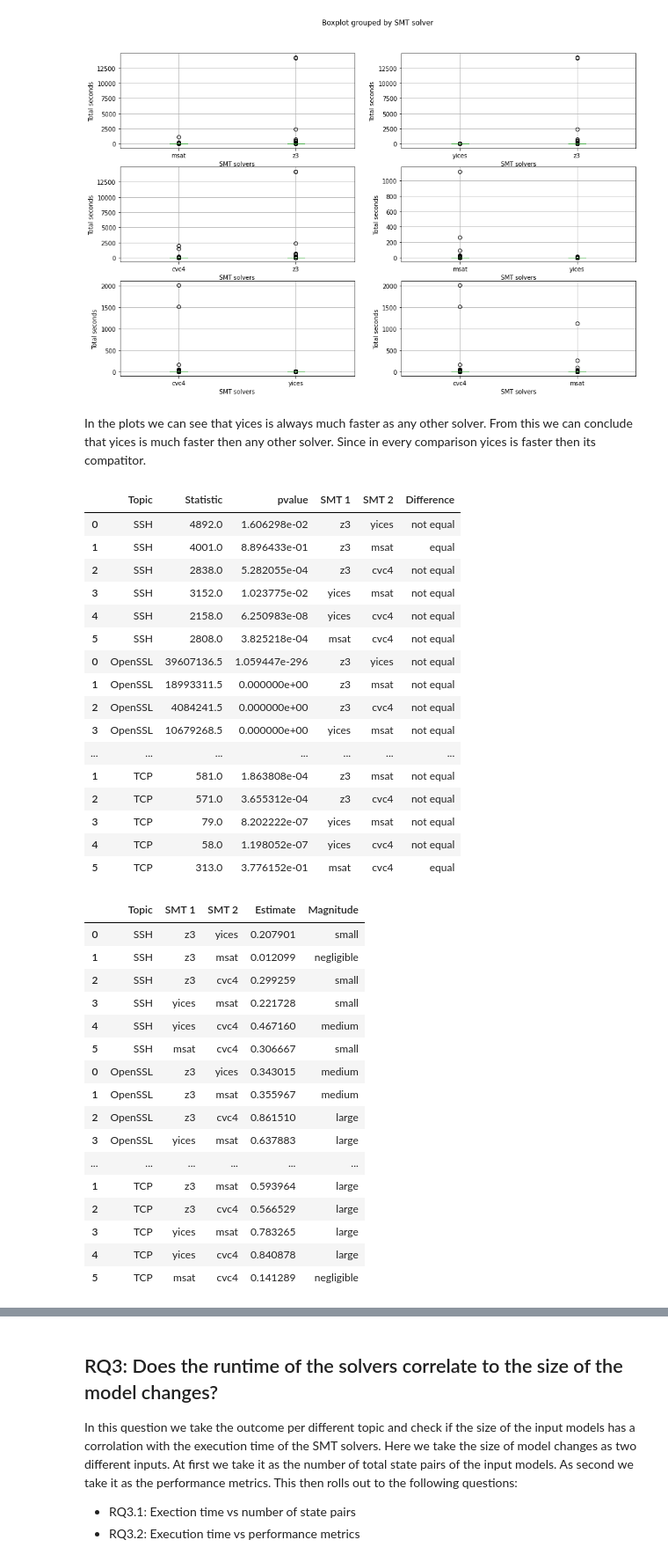
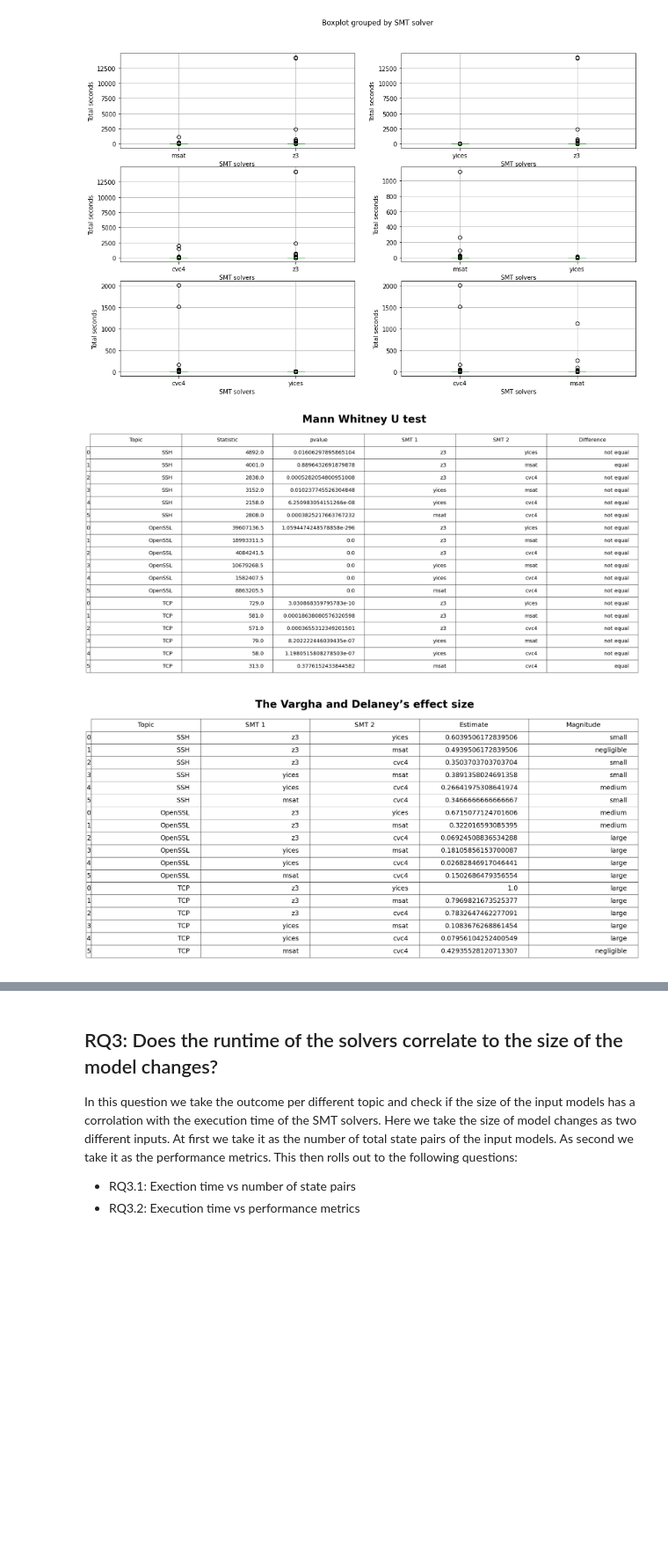
Before and after one commit to GianniM123/ResearchInternship, a Jupyter notebook: statistics/statistics.ipynb, the cells around one changed output, grey strips where cells are left out. Shown at 88% size. Saved outputs shown, nothing was run; the diff lists cells and outputs as text; code cells hidden in the pictures; blank space fills up the shorter version.

Commit message:
Added nicer tables

```diff
--- a/statistics/statistics.ipynb
+++ b/statistics/statistics.ipynb
@@ -105,8 +105,6 @@ show_finished_box_plot("yices", "cvc4", axes[2,0])
 show_finished_box_plot("msat", "cvc4", axes[2,1])
 # %% [output]
 [figure]
-# %% [markdown]
-In the plots we can see that yices is always much faster as any other solver. From this we can conclude that yices is much faster then any other solver. Since in every comparison yices is faster then its compatitor.
 # %%
 def mannwhitneyu(dataframe):
     return_list = []
@@ -146,7 +144,7 @@ def VD_A(treatment, control):
     scaled_A = (A - 0.5) * 2
 
     magnitude = magnitude[bisect_left(levels, abs(scaled_A))]
-    estimate = abs(scaled_A)
+    estimate = A
 
     return estimate, magnitude
 
@@ -161,66 +159,54 @@ def effect_size_per_topic(dataframe):
     effect_size_list.append(("z3", "yices") + VD_A(z3_frame.tolist(),yices_frame.tolist()))
     effect_size_list.append(("z3", "msat") + VD_A(z3_frame.tolist(),msat_frame.tolist()))
     effect_size_list.append(("z3", "cvc4") + VD_A(z3_frame.tolist(),cvc4_frame.tolist()))
     effect_size_list.append(("yices", "msat") + VD_A(yices_frame.tolist(),msat_frame.tolist()))
     effect_size_list.append(("yices", "cvc4") + VD_A(yices_frame.tolist(),cvc4_frame.tolist()))
     effect_size_list.append(("msat", "cvc4") + VD_A(msat_frame.tolist(),cvc4_frame.tolist()))
     effect_size_frame = pandas.DataFrame(effect_size_list)
     effect_size_frame = effect_size_frame.rename(columns={0: "SMT 1", 1: "SMT 2", 2: "Estimate", 3: "Magnitude"})
     return effect_size_frame
 
+def draw_table_frame(dataframe, title):
+    fig, ax = plt.subplots(figsize=(15,18))
+
+    fig.patch.set_visible(False)
+    ax.axis('off')
+    ax.axis('tight')
+
+    table = ax.table(cellText = dataframe.values,
+              rowLabels = dataframe.index,
+              colLabels = dataframe.columns,
+              loc = "center"
+             )
+
+    table.scale(2.5, 4)
+    table.set_fontsize(25)
+    ax.set_title(title, weight='bold', size=40)
+    plt.show()
+
+
 
 ssh_mannwhitneyu_result = mannwhitneyu(ssh_dataframe.copy())
 ssh_mannwhitneyu_result.insert(0,"Topic", [ "SSH"  for i in ssh_mannwhitneyu_result['SMT 1']])
 openssl_mannwhitneyu_result = mannwhitneyu(openssl_dataframe.copy())
 openssl_mannwhitneyu_result.insert(0,"Topic", [ "OpenSSL"  for i in ssh_mannwhitneyu_result['SMT 1']])
 tcp_mannwhitneyu_result = mannwhitneyu(tcp_dataframe.copy())
 tcp_mannwhitneyu_result.insert(0,"Topic", [ "TCP"  for i in ssh_mannwhitneyu_result['SMT 1']])
 
 mannwhitneyu_frame = pandas.concat([ssh_mannwhitneyu_result, openssl_mannwhitneyu_result, tcp_mannwhitneyu_result], join='inner')
 mannwhitneyu_frame.insert(5,"Difference", [ "equal" if i > 0.05 else "not equal"  for i in mannwhitneyu_frame['pvalue']])
-display(mannwhitneyu_frame)
+
+draw_table_frame(mannwhitneyu_frame, "Mann Whitney U test")
 
 ssh_effect_size_frame = effect_size_per_topic(ssh_dataframe.copy())
 ssh_effect_size_frame.insert(0,"Topic", [ "SSH"  for i in ssh_effect_size_frame['SMT 1']])
 openssl_effect_size_frame = effect_size_per_topic(openssl_dataframe.copy())
 openssl_effect_size_frame.insert(0,"Topic", [ "OpenSSL"  for i in openssl_effect_size_frame['SMT 1']])
 tcp_effect_size_frame = effect_size_per_topic(tcp_dataframe.copy())
 tcp_effect_size_frame.insert(0,"Topic", [ "TCP"  for i in ssh_effect_size_frame['SMT 1']])
 
 effect_size_frame = pandas.concat([ssh_effect_size_frame, openssl_effect_size_frame, tcp_effect_size_frame])
-display(effect_size_frame)
+draw_table_frame(effect_size_frame, "The Vargha and Delaney’s effect size")
 # %% [output]
-|  | Topic | Statistic | pvalue | SMT 1 | SMT 2 | Difference |
-| 0 | SSH | 4892.0 | 1.606298e-02 | z3 | yices | not equal |
-| 1 | SSH | 4001.0 | 8.896433e-01 | z3 | msat | equal |
-| 2 | SSH | 2838.0 | 5.282055e-04 | z3 | cvc4 | not equal |
-| 3 | SSH | 3152.0 | 1.023775e-02 | yices | msat | not equal |
-| 4 | SSH | 2158.0 | 6.250983e-08 | yices | cvc4 | not equal |
-| 5 | SSH | 2808.0 | 3.825218e-04 | msat | cvc4 | not equal |
-| 0 | OpenSSL | 39607136.5 | 1.059447e-296 | z3 | yices | not equal |
-| 1 | OpenSSL | 18993311.5 | 0.000000e+00 | z3 | msat | not equal |
-| 2 | OpenSSL | 4084241.5 | 0.000000e+00 | z3 | cvc4 | not equal |
-| 3 | OpenSSL | 10679268.5 | 0.000000e+00 | yices | msat | not equal |
-| ... | ... | ... | ... | ... | ... | ... |
-| 1 | TCP | 581.0 | 1.863808e-04 | z3 | msat | not equal |
-| 2 | TCP | 571.0 | 3.655312e-04 | z3 | cvc4 | not equal |
-| 3 | TCP | 79.0 | 8.202222e-07 | yices | msat | not equal |
-| 4 | TCP | 58.0 | 1.198052e-07 | yices | cvc4 | not equal |
-| 5 | TCP | 313.0 | 3.776152e-01 | msat | cvc4 | equal |
-|  | Topic | SMT 1 | SMT 2 | Estimate | Magnitude |
-| 0 | SSH | z3 | yices | 0.207901 | small |
-| 1 | SSH | z3 | msat | 0.012099 | negligible |
-| 2 | SSH | z3 | cvc4 | 0.299259 | small |
-| 3 | SSH | yices | msat | 0.221728 | small |
-| 4 | SSH | yices | cvc4 | 0.467160 | medium |
-| 5 | SSH | msat | cvc4 | 0.306667 | small |
-| 0 | OpenSSL | z3 | yices | 0.343015 | medium |
-| 1 | OpenSSL | z3 | msat | 0.355967 | medium |
-| 2 | OpenSSL | z3 | cvc4 | 0.861510 | large |
-| 3 | OpenSSL | yices | msat | 0.637883 | large |
-| ... | ... | ... | ... | ... | ... |
-| 1 | TCP | z3 | msat | 0.593964 | large |
-| 2 | TCP | z3 | cvc4 | 0.566529 | large |
-| 3 | TCP | yices | msat | 0.783265 | large |
-| 4 | TCP | yices | cvc4 | 0.840878 | large |
-| 5 | TCP | msat | cvc4 | 0.141289 | negligible |
+[figure, added]
+[figure, added]
```
Also changed, not shown: parts of 1 cell of this notebook.
